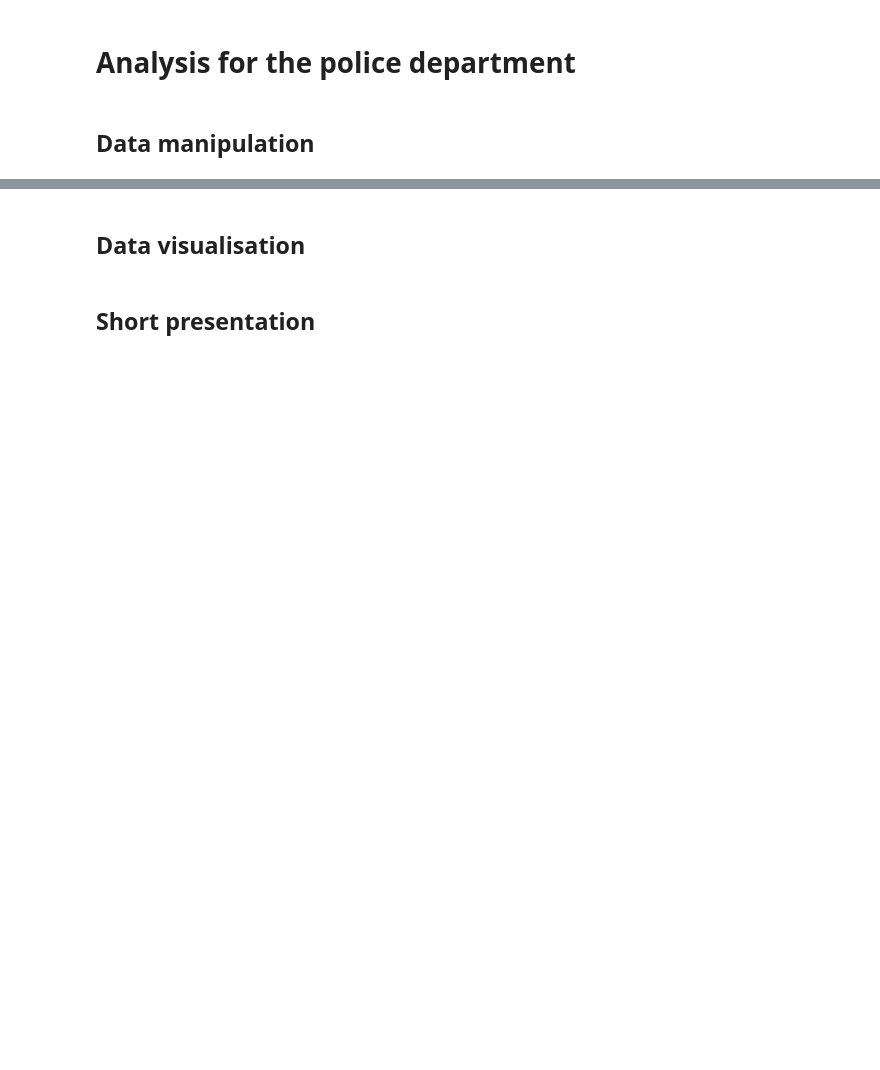
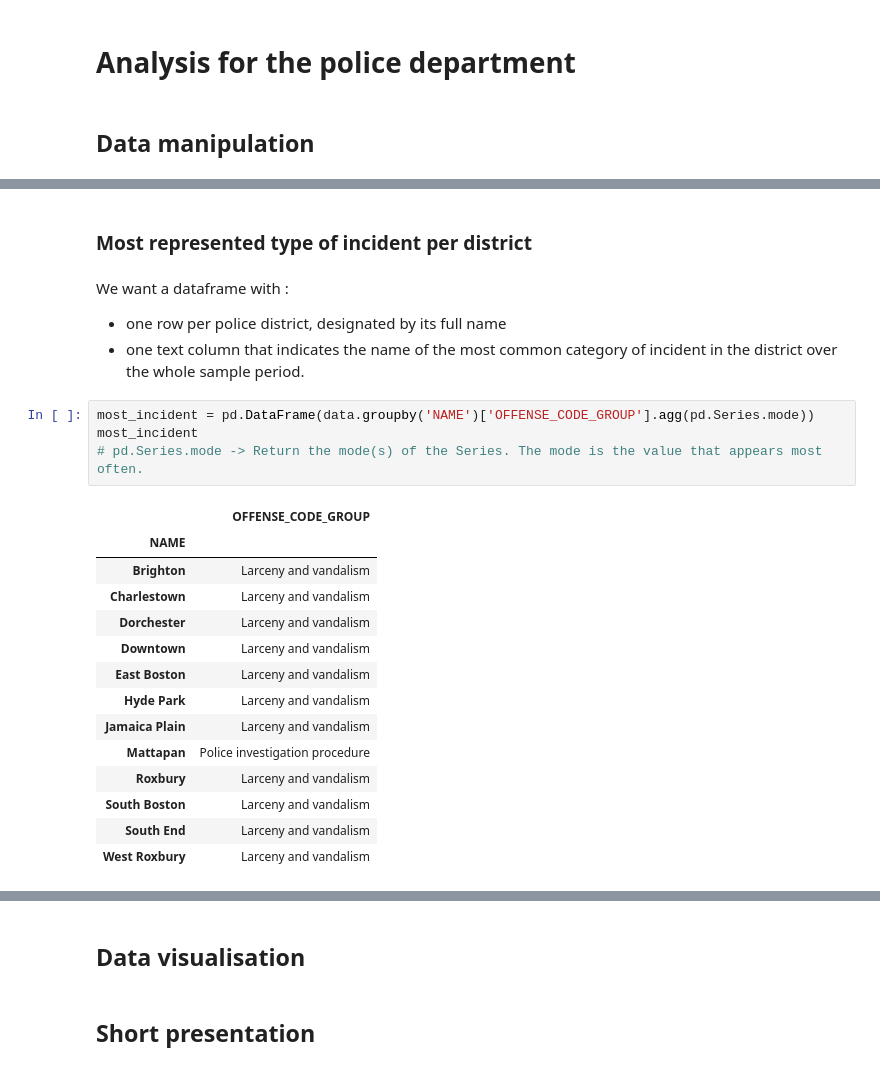
Before and after one commit to AmelieRmd/Boston_crimes, a Jupyter notebook: boston_crimes_analysis.ipynb, the cells around one changed output, grey strips where cells are left out. Saved outputs shown, nothing was run; the diff lists cells and outputs as text; blank space fills up the shorter version.

```diff
--- a/boston_crimes_analysis.ipynb
+++ b/boston_crimes_analysis.ipynb
@@ -217,0 +265,25 @@ p_value = 0.128
+# %% [markdown]
+### Most represented type of incident per district
+# %% [markdown]
+We want a dataframe with :
+- one row per police district, designated by its full name
+- one text column that indicates the name of the most common category of incident in the district over the whole sample period.
+# %%
+most_incident = pd.DataFrame(data.groupby('NAME')['OFFENSE_CODE_GROUP'].agg(pd.Series.mode))
+most_incident
+# pd.Series.mode -> Return the mode(s) of the Series. The mode is the value that appears most often.
+# %% [output]
+|  | OFFENSE_CODE_GROUP |
+| NAME |  |
+| Brighton | Larceny and vandalism |
+| Charlestown | Larceny and vandalism |
+| Dorchester | Larceny and vandalism |
+| Downtown | Larceny and vandalism |
+| East Boston | Larceny and vandalism |
+| Hyde Park | Larceny and vandalism |
+| Jamaica Plain | Larceny and vandalism |
+| Mattapan | Police investigation procedure |
+| Roxbury | Larceny and vandalism |
+| South Boston | Larceny and vandalism |
+| South End | Larceny and vandalism |
+| West Roxbury | Larceny and vandalism |
```
Also changed, not shown: parts of 7 cells of this notebook.
